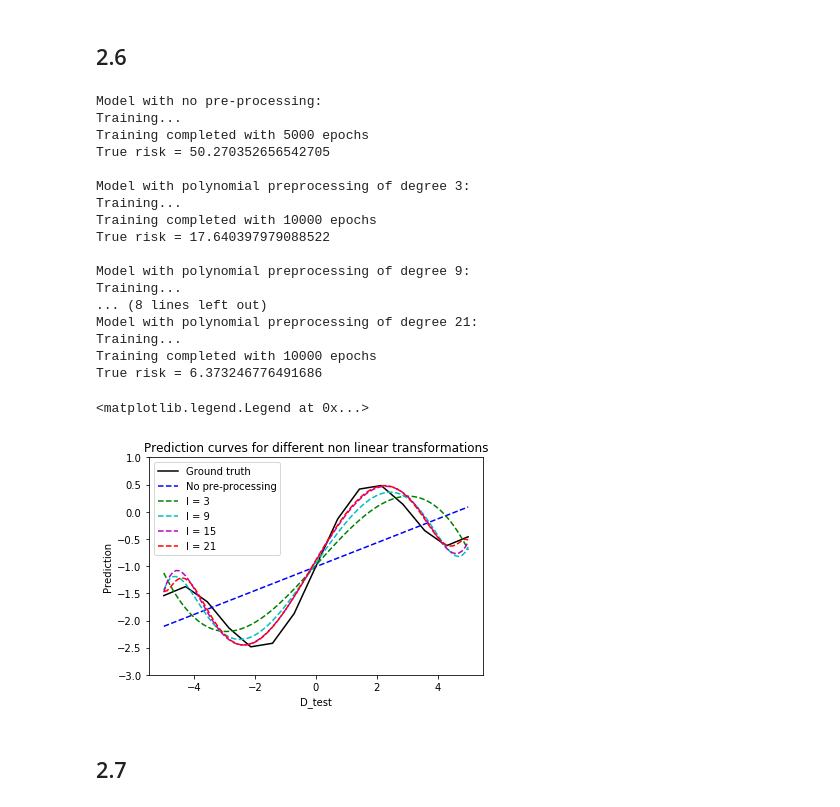
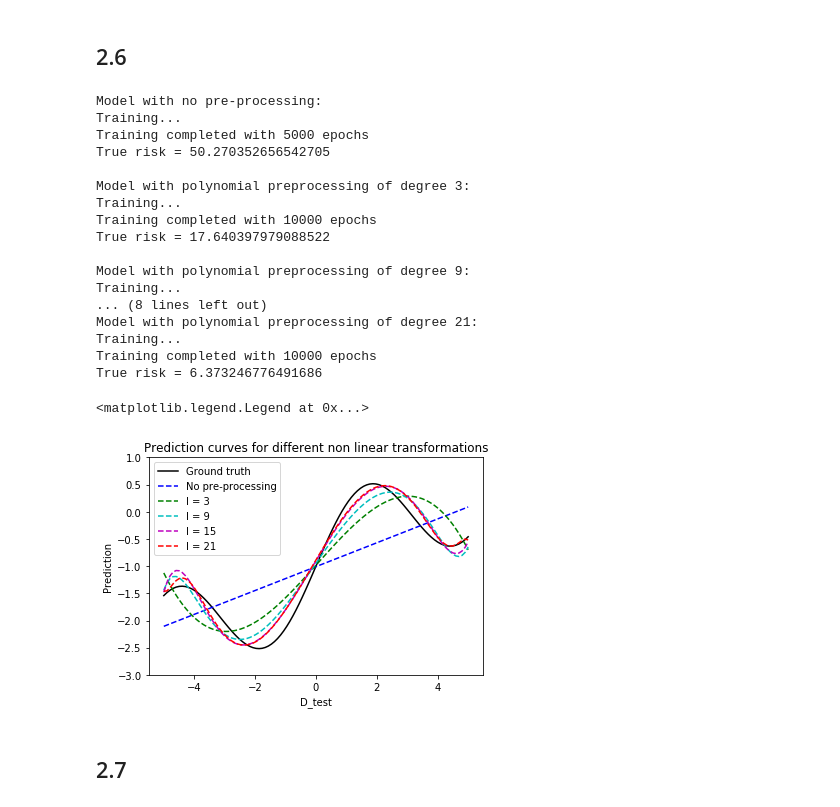
Before and after one commit to marued/IFT6390, a Jupyter notebook: Homeworks/Homework2/Homework2.ipynb, the cells around one changed output. Cells and saved outputs as stored; diff of their text form; code cells hidden in the pictures.

```diff
--- a/Homeworks/Homework2/Homework2.ipynb
+++ b/Homeworks/Homework2/Homework2.ipynb
@@ -273,7 +273,7 @@ class regression_gradient:
         loss over all data : array of n x 1
             quadratic loss for every data
         """
-        pred = self.compute_predictions(data, data_label)
+        pred = self.compute_predictions(data)
         return np.power((pred - data_label),2)
 
     def empiricalRisk(self, data, data_label):
@@ -294,7 +294,7 @@ class regression_gradient:
         return np.sum(self.loss(data, data_label)
                       + np.power(self.lamda*np.linalg.norm(self.weight),2))
 
-    def compute_predictions(self, test_data, test_labels): #for a the class of a training model
+    def compute_predictions(self, test_data): #for a the class of a training model
         """
         Method predicting the labels of test_data.
         Parameters
@@ -518,7 +517,7 @@ def phi_tf(data, l):
 model = regression_gradient(0.01)
 
 plt.figure(1)
-plt.plot(D, h_x(D),'k-', label = "Ground truth")
+plt.plot(D_test, h_x(D_test),'k-', label = "Ground truth")
 plt.xlabel("D_test")
 plt.ylabel("Prediction")
 plt.ylim(-3,1)
@@ -526,58 +525,58 @@ plt.title("Prediction curves for different non linear transformations")
 
 print ("Model with no pre-processing:")
 model.train(D, h_x(D), 0.000475, 0.00001, 5000)
-plt.plot(D_test, model.compute_predictions(D_test, h_x(D_test)), 'b--', label = "No pre-processing")
+plt.plot(D_test, model.compute_predictions(D_test), 'b--', label = "No pre-processing")
 print("True risk = {} \n".format(model.empiricalRisk(D_test,h_x(D_test))))
 
 print("Model with polynomial preprocessing of degree 3:")
 x_hat = phi_tf(D,3)
 x_hat_test = phi_tf(D_test, 3)
 model.train(x_hat, h_x(D), 0.08, 0.00001, 10000)
-plt.plot(D_test, model.compute_predictions(x_hat_test, h_x(D_test)), 'g--', label = "l = 3")
+plt.plot(D_test, model.compute_predictions(x_hat_test), 'g--', label = "l = 3")
 print("True risk = {}\n".format(model.empiricalRisk(x_hat_test,h_x(D_test))))
 
 print("Model with polynomial preprocessing of degree 9:")
 x_hat = phi_tf(D,9)
 x_hat_test = phi_tf(D_test, 9)
 model.train(x_hat, h_x(D), 0.01, 0.00001, 5000)
-plt.plot(D_test, model.compute_predictions(x_hat_test, h_x(D_test)), 'c--', label = "l = 9")
+plt.plot(D_test, model.compute_predictions(x_hat_test), 'c--', label = "l = 9")
 print("True risk = {}\n".format(model.empiricalRisk(x_hat_test,h_x(D_test))))
 
 print("Model with polynomial preprocessing of degree 15:")
 x_hat = phi_tf(D,15)
 x_hat_test = phi_tf(D_test, 15)
 model.train(x_hat, h_x(D), 0.02, 0.00001, 10000)
-plt.plot(D_test, model.compute_predictions(x_hat_test, h_x(D_test)), 'm--', label = "l = 15")
+plt.plot(D_test, model.compute_predictions(x_hat_test), 'm--', label = "l = 15")
 print("True risk = {}\n".format(model.empiricalRisk(x_hat_test,h_x(D_test))))
 
 print("Model with polynomial preprocessing of degree 21:")
 x_hat = phi_tf(D,21)
 x_hat_test = phi_tf(D_test, 21)
 model.train(x_hat, h_x(D), 0.0186, 0.000001, 10000)
-plt.plot(D_test, model.compute_predictions(x_hat_test, h_x(D_test)), 'r--', label = "l = 21")
+plt.plot(D_test, model.compute_predictions(x_hat_test), 'r--', label = "l = 21")
 print("True risk = {}\n".format(model.empiricalRisk(x_hat_test,h_x(D_test))))
 
 plt.legend()
 # %% [output]
 Model with no pre-processing:
 Training...
 Training completed with 5000 epochs
 True risk = 50.270352656542705
 
 Model with polynomial preprocessing of degree 3:
 Training...
 Training completed with 10000 epochs
 True risk = 17.640397979088522
 
 Model with polynomial preprocessing of degree 9:
 Training...
 ... (8 lines left out)
 Model with polynomial preprocessing of degree 21:
 Training...
 Training completed with 10000 epochs
 True risk = 6.373246776491686
 <matplotlib.legend.Legend at 0x...>
-[figure, old version]
+[figure, new version]
 # %% [markdown]
 ## 2.7
 # %% [markdown]
```
Also changed, not shown: parts of 3 cells of this notebook.
